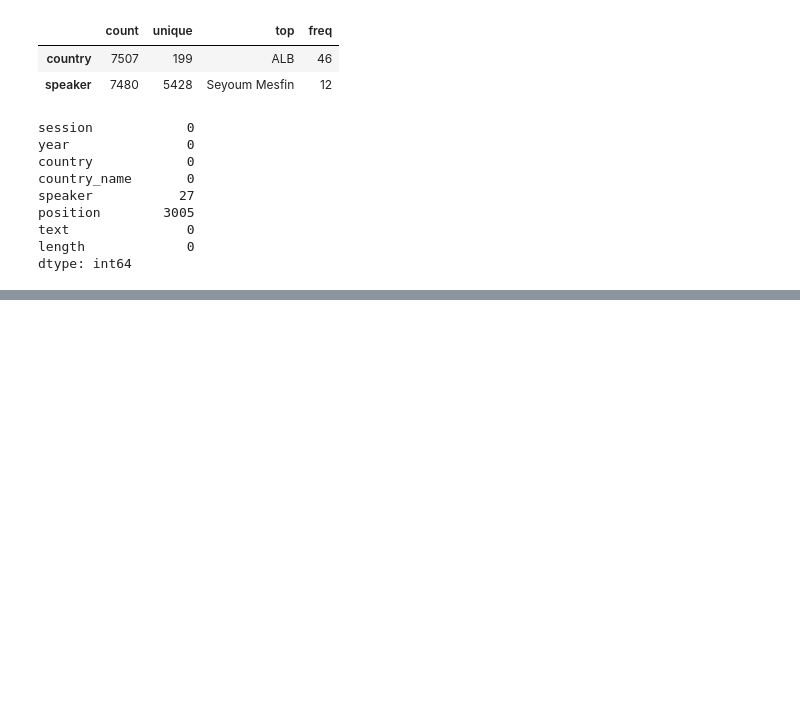
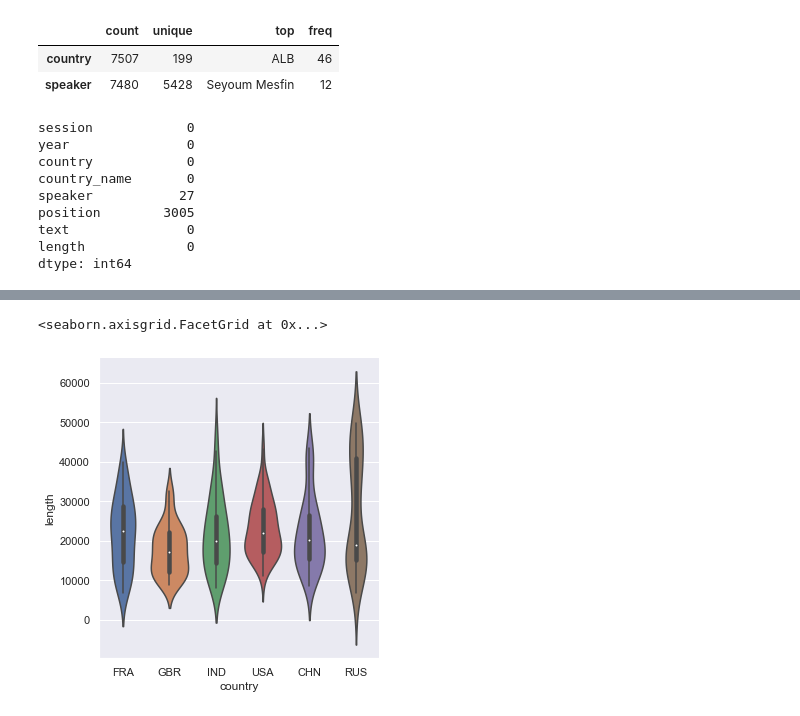
Before and after one commit to lkarjun/Text-Analysis-Workouts, a Jupyter notebook: 1. Gaining Early Insights from Textual Data/notebook.ipynb, the cells around one changed output, grey strips where cells are left out. Cells and saved outputs as stored; diff of their text form; code cells hidden in the pictures; blank space fills up the shorter version.

```diff
--- a/1. Gaining Early Insights from Textual Data/notebook.ipynb
+++ b/1. Gaining Early Insights from Textual Data/notebook.ipynb
@@ -53,0 +93,7 @@ dtype: int64
+# %%
+sns.catplot(data=df[where], x='country', y='length', kind='violin')
+# RUS is much larger than for GBR but existence of multiple peaks,
+# as in Russia, only becomes apparent in the violin plot.
+# %% [output]
+<seaborn.axisgrid.FacetGrid at 0x...>
+[figure, added]
```
Also changed, not shown: parts of 12 cells of this notebook.
